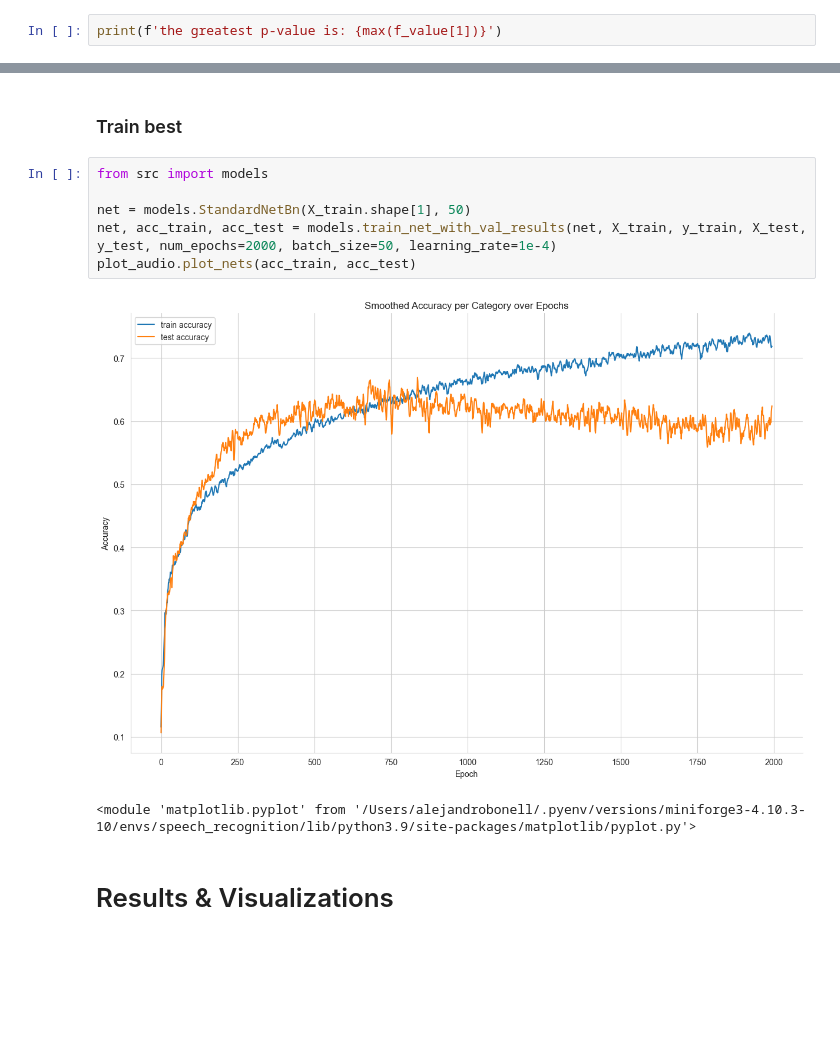
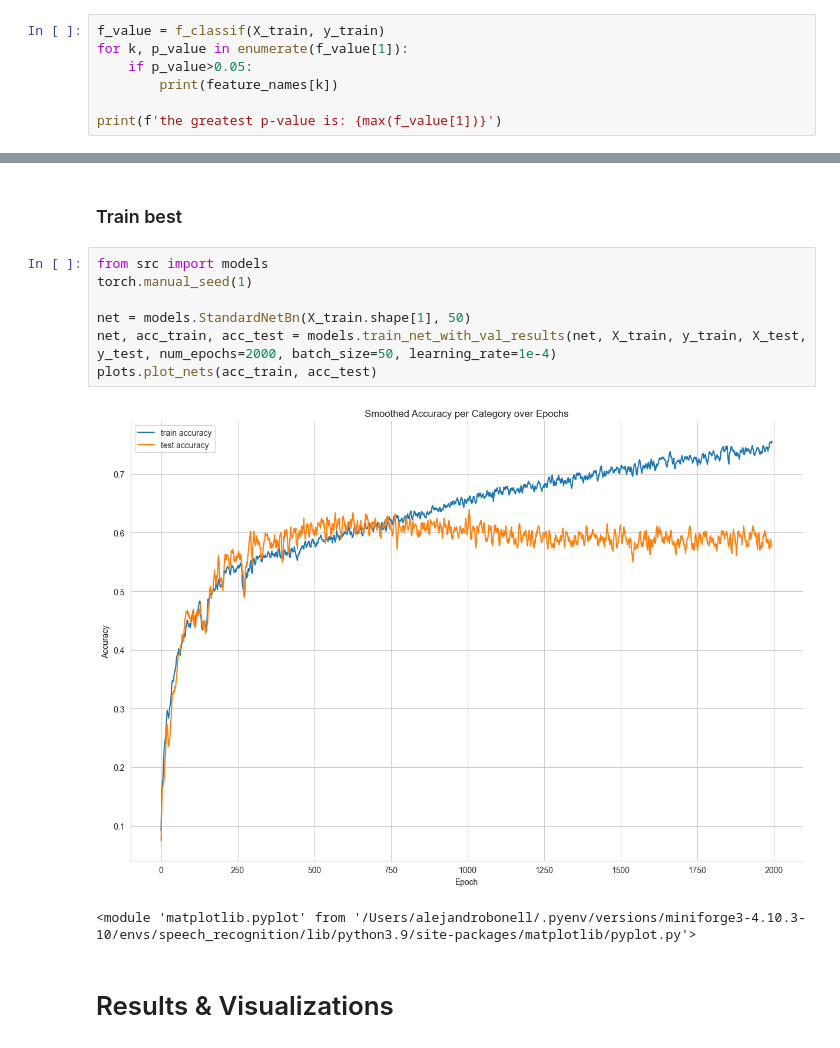
Before and after one commit to bonells96/speech_emotion_classification, a Jupyter notebook: Report_SER.ipynb, the cells around one changed output, grey strips where cells are left out. Cells and saved outputs as stored; diff of their text form; blank space fills up the shorter version.

```diff
--- a/Report_SER.ipynb
+++ b/Report_SER.ipynb
@@ -293,3 +340,8 @@ plt.tight_layout()
 # %%
+f_value = f_classif(X_train, y_train)
+for k, p_value in enumerate(f_value[1]):
+    if p_value>0.05:
+        print(feature_names[k])
+
 print(f'the greatest p-value is: {max(f_value[1])}')
 # %% [output]
@@ -492,12 +607,13 @@ for name, net in nets.items():
 ### Train best
 # %%
 from src import models
+torch.manual_seed(1)
 
 net = models.StandardNetBn(X_train.shape[1], 50)
 net, acc_train, acc_test = models.train_net_with_val_results(net, X_train, y_train, X_test, y_test, num_epochs=2000, batch_size=50, learning_rate=1e-4)
-plot_audio.plot_nets(acc_train, acc_test)
+plots.plot_nets(acc_train, acc_test)
 # %% [output]
-[figure, old version]
+[figure, new version]
 <module 'matplotlib.pyplot' from '/Users/alejandrobonell/.pyenv/versions/miniforge3-4.10.3-10/envs/speech_recognition/lib/python3.9/site-packages/matplotlib/pyplot.py'>
 # %% [markdown]
 # Results & Visualizations
```
Also changed, not shown: parts of 21 cells of this notebook, 7 other files.
